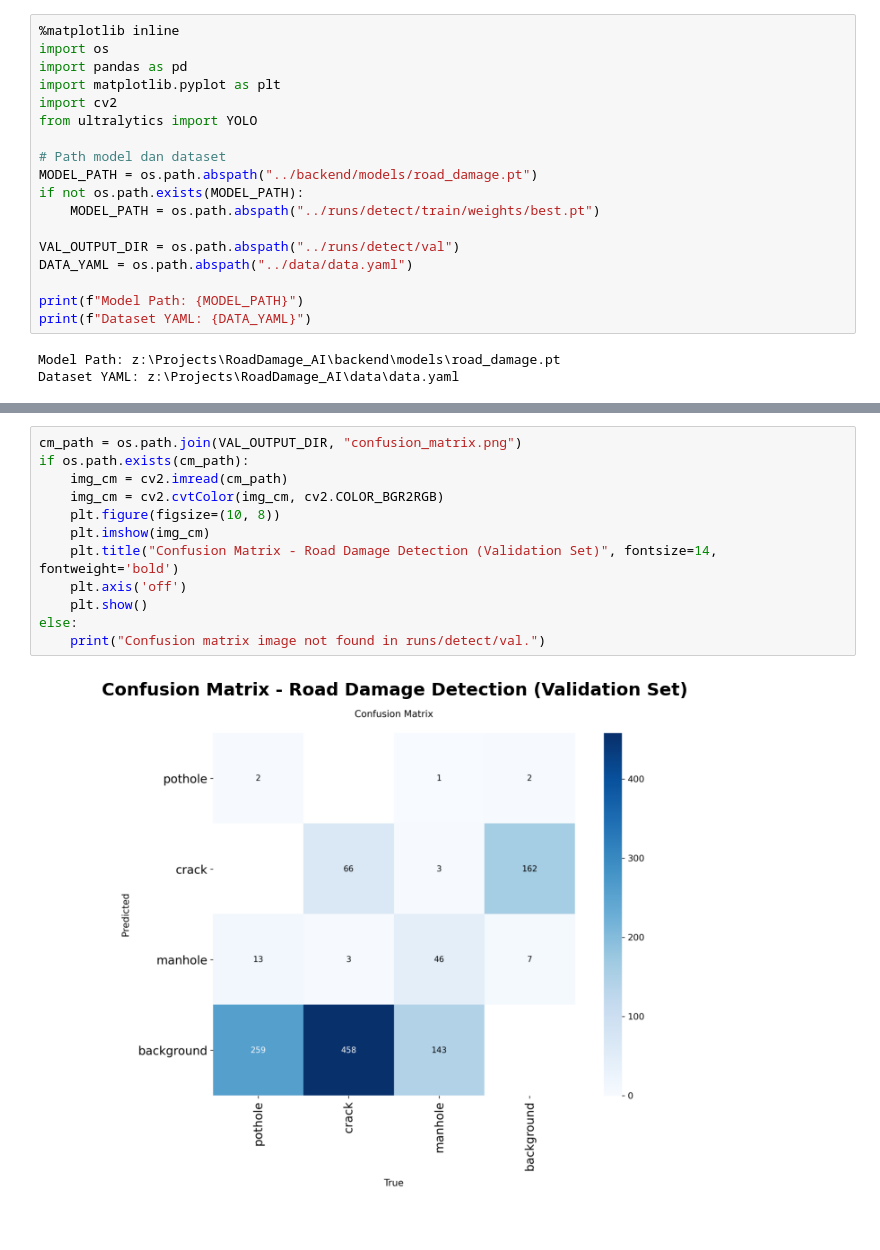
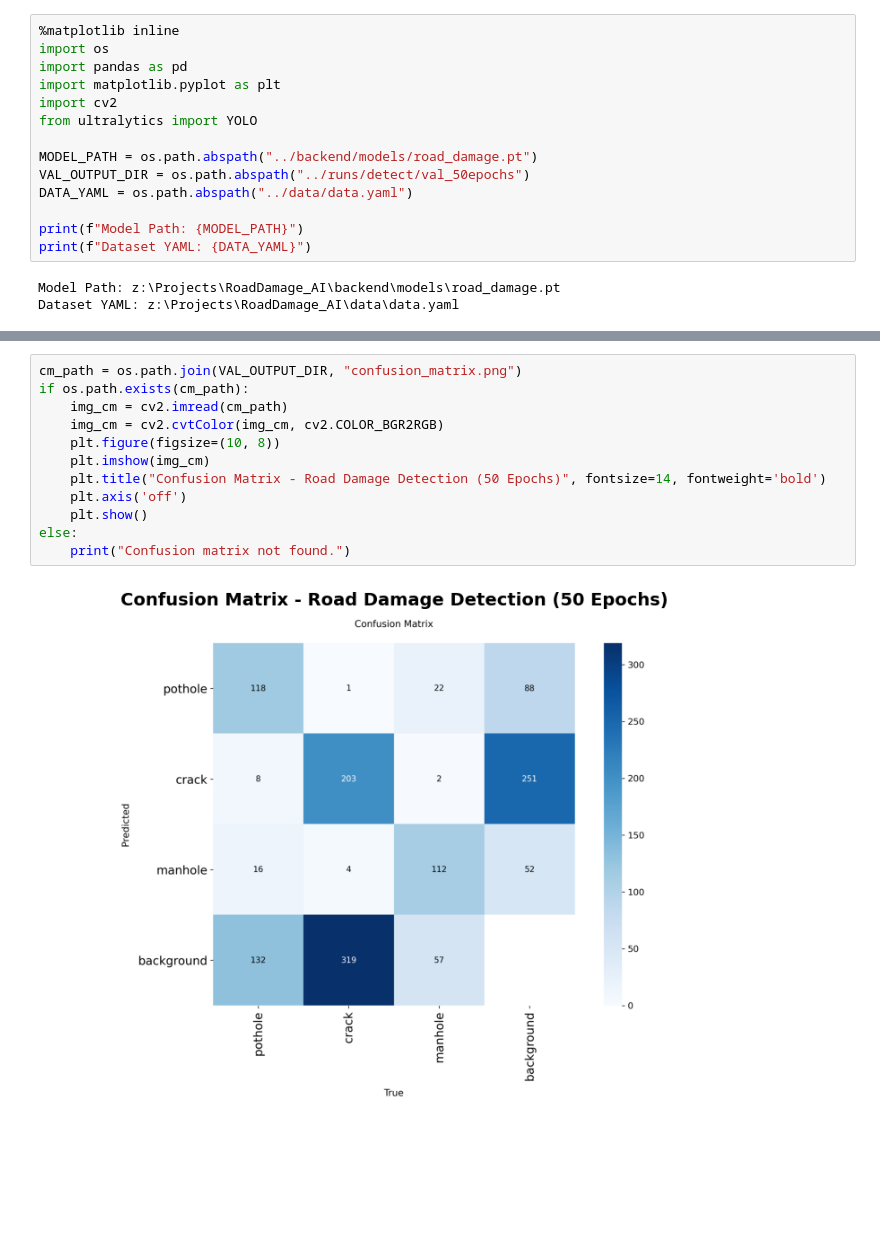
Before and after one commit to zakverse/RoadDamage_AI, a Jupyter notebook: notebooks/05_Model_Evaluation.ipynb, the cells around one changed output, grey strips where cells are left out. Saved outputs shown, nothing was run; the diff lists cells and outputs as text; blank space fills up the shorter version.

```diff
--- a/notebooks/05_Model_Evaluation.ipynb
+++ b/notebooks/05_Model_Evaluation.ipynb
@@ -17,12 +17,8 @@ import matplotlib.pyplot as plt
 import cv2
 from ultralytics import YOLO
 
-# Path model dan dataset
 MODEL_PATH = os.path.abspath("../backend/models/road_damage.pt")
-if not os.path.exists(MODEL_PATH):
-    MODEL_PATH = os.path.abspath("../runs/detect/train/weights/best.pt")
-
-VAL_OUTPUT_DIR = os.path.abspath("../runs/detect/val")
+VAL_OUTPUT_DIR = os.path.abspath("../runs/detect/val_50epochs")
 DATA_YAML = os.path.abspath("../data/data.yaml")
 
 print(f"Model Path: {MODEL_PATH}")
@@ -112,16 +140,16 @@ plt.show()
 # %%
 cm_path = os.path.join(VAL_OUTPUT_DIR, "confusion_matrix.png")
 if os.path.exists(cm_path):
     img_cm = cv2.imread(cm_path)
     img_cm = cv2.cvtColor(img_cm, cv2.COLOR_BGR2RGB)
     plt.figure(figsize=(10, 8))
     plt.imshow(img_cm)
-    plt.title("Confusion Matrix - Road Damage Detection (Validation Set)", fontsize=14, fontweight='bold')
+    plt.title("Confusion Matrix - Road Damage Detection (50 Epochs)", fontsize=14, fontweight='bold')
     plt.axis('off')
     plt.show()
 else:
-    print("Confusion matrix image not found in runs/detect/val.")
+    print("Confusion matrix not found.")
 # %% [output]
-[figure, old version]
+[figure, new version]
 # %% [markdown]
 ---
```
Also changed, not shown: parts of 11 cells of this notebook, 29 other files.
